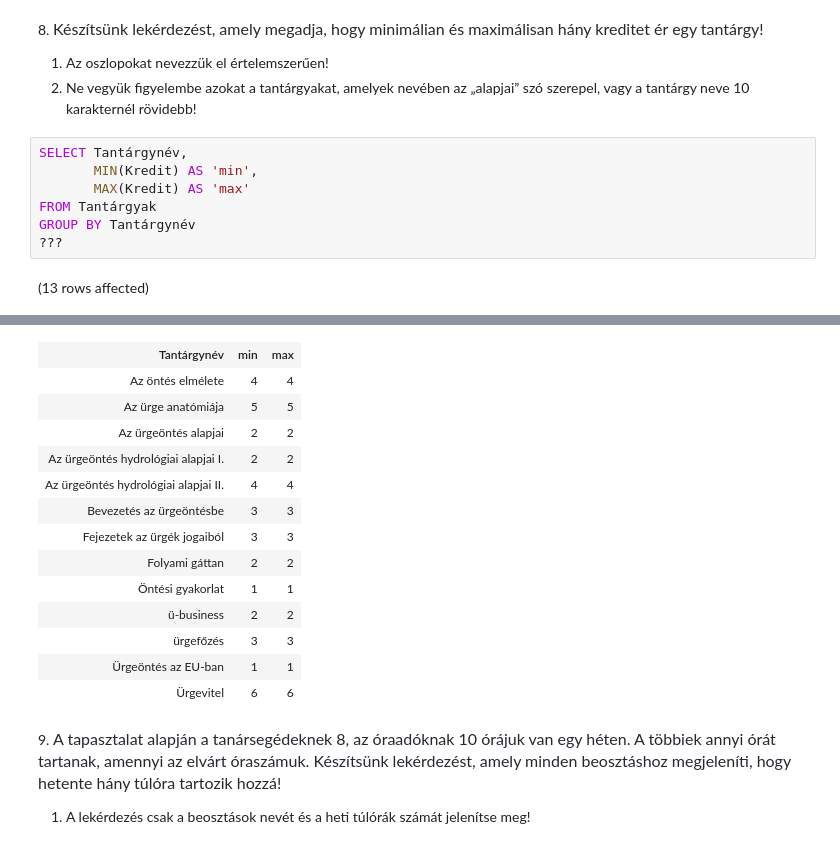
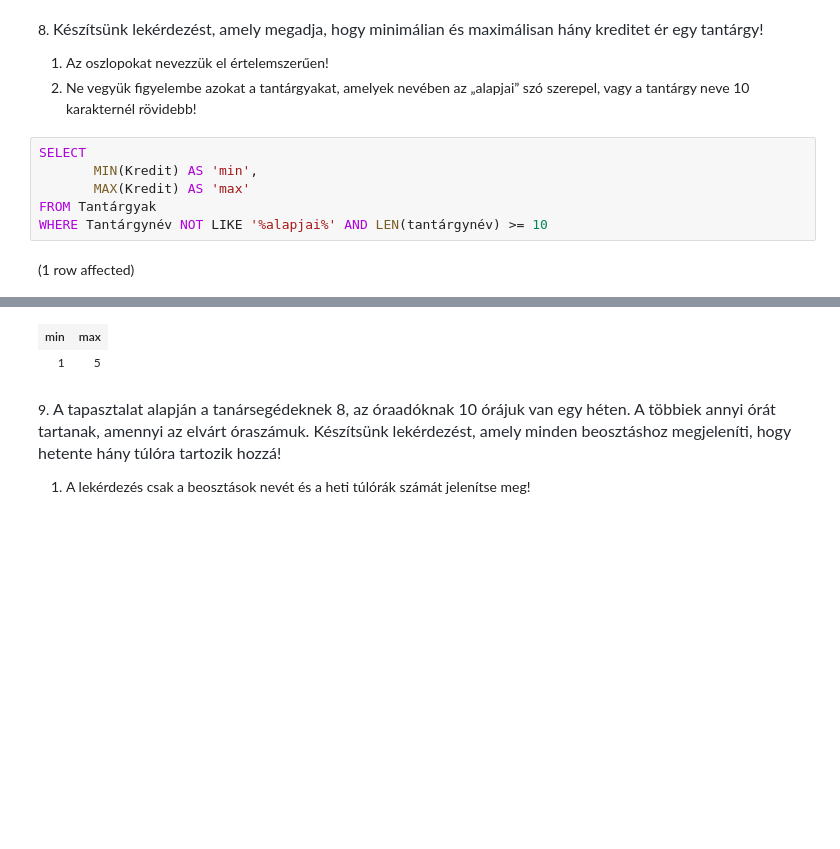
Before and after one commit to majavalami/AdatbG01, a Jupyter notebook: gyakorlat02_feladatok .ipynb, the cells around one changed output, grey strips where cells are left out. Drawn from its saved outputs; the diff is of its cells as text; blank space fills up the shorter version.

```diff
--- a/gyakorlat02_feladatok .ipynb
+++ b/gyakorlat02_feladatok .ipynb
@@ -164,11 +192,10 @@ Total execution time: 00:00:00.019
 1. Az oszlopokat nevezzük el értelemszerűen!
 2. Ne vegyük figyelembe azokat a tantárgyakat, amelyek nevében az „alapjai” szó szerepel, vagy a tantárgy neve 10 karakternél rövidebb!
 # %%
-SELECT Tantárgynév,
+SELECT
        MIN(Kredit) AS 'min',
        MAX(Kredit) AS 'max'
 FROM Tantárgyak
-GROUP BY Tantárgynév
-???
+WHERE Tantárgynév NOT LIKE '%alapjai%' AND LEN(tantárgynév) >= 10
 # %% [output]
-(13 rows affected)
+(1 row affected)
@@ -176,17 +203,5 @@ Total execution time: 00:00:00.034
-| Tantárgynév | min | max |
-| Az öntés elmélete | 4 | 4 |
-| Az ürge anatómiája | 5 | 5 |
-| Az ürgeöntés alapjai | 2 | 2 |
-| Az ürgeöntés hydrológiai alapjai I. | 2 | 2 |
-| Az ürgeöntés hydrológiai alapjai II. | 4 | 4 |
-| Bevezetés az ürgeöntésbe | 3 | 3 |
-| Fejezetek az ürgék jogaiból | 3 | 3 |
-| Folyami gáttan | 2 | 2 |
-| Öntési gyakorlat | 1 | 1 |
-| ü-business | 2 | 2 |
-| ürgefőzés | 3 | 3 |
-| Ürgeöntés az EU-ban | 1 | 1 |
-| Ürgevitel | 6 | 6 |
+| min | max |
+| 1 | 5 |
 # %% [markdown]
 9. <span style="color: rgb(36, 41, 47); font-family: -apple-system, BlinkMacSystemFont, &quot;Segoe UI&quot;, Helvetica, Arial, sans-serif, &quot;Apple Color Emoji&quot;, &quot;Segoe UI Emoji&quot;; font-size: 16px;">A tapasztalat alapján a tanársegédeknek 8, az óraadóknak 10 órájuk van egy héten. A többiek annyi órát tartanak, amennyi az elvárt óraszámuk. Készítsünk lekérdezést, amely minden beosztáshoz megjeleníti, hogy hetente hány túlóra tartozik hozzá!</span>
 
```
Also changed, not shown: parts of 11 cells of this notebook.
